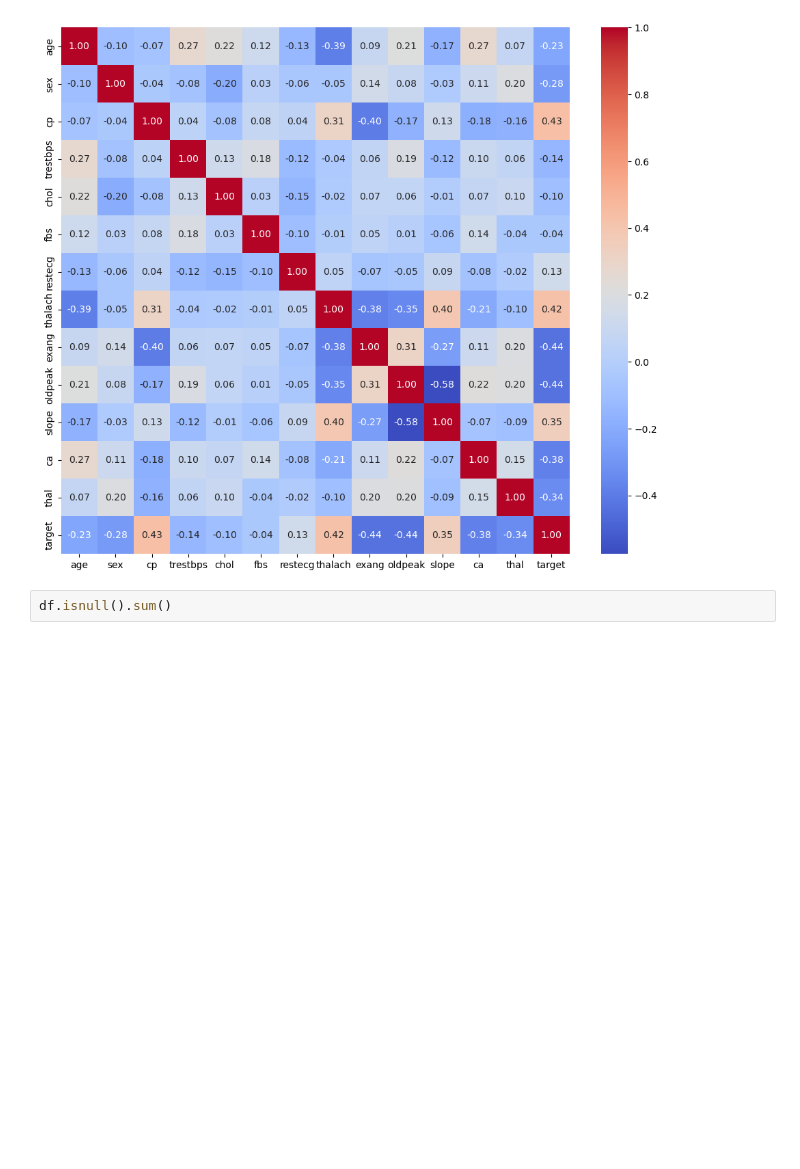
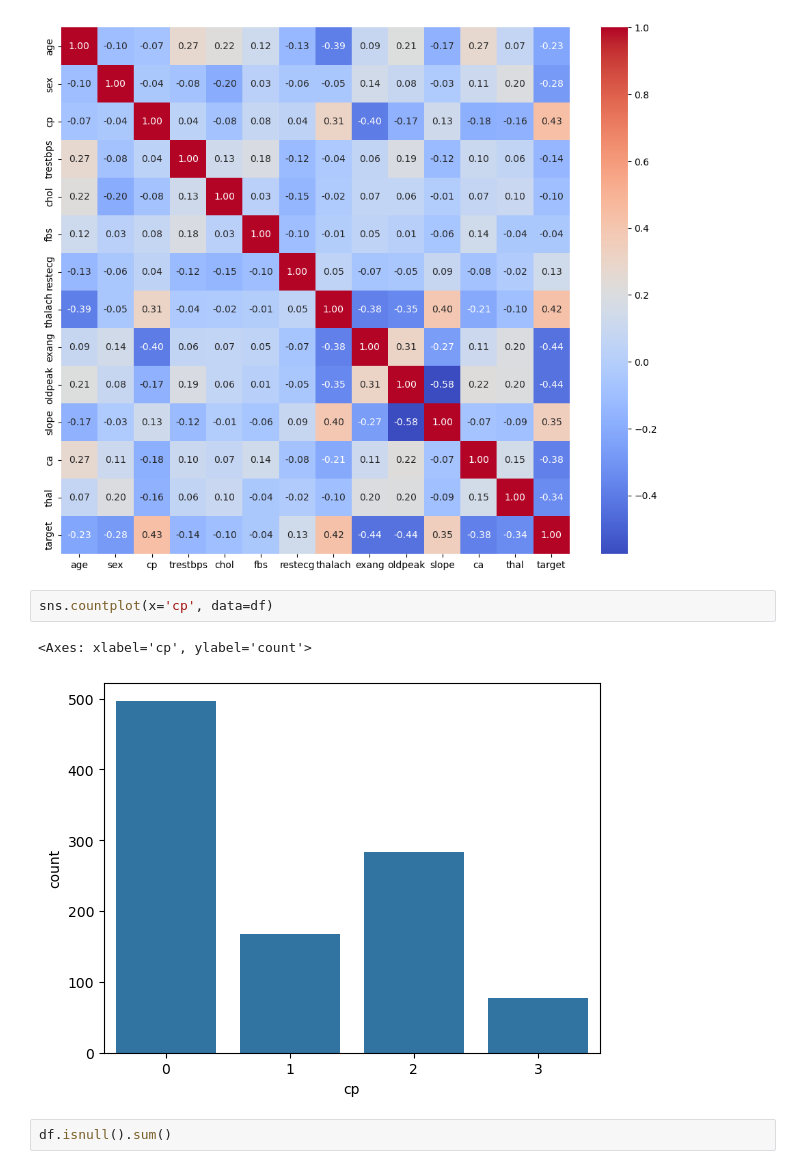
Before and after one commit to Satyam-R4j/Learning-AL-ML-DL-, a Jupyter notebook: Heart_Disease_Prediction/script.ipynb, the cells around one changed output. Cells and saved outputs as stored; diff of their text form; blank space fills up the shorter version.

```diff
--- a/Heart_Disease_Prediction/script.ipynb
+++ b/Heart_Disease_Prediction/script.ipynb
@@ -129,6 +129,11 @@ sns.heatmap(df.corr(),annot=True,fmt=".2f" ,cmap='coolwarm')
 # %% [output]
 <Axes: >
 [figure]
+# %%
+sns.countplot(x='cp', data=df)
+# %% [output]
+<Axes: xlabel='cp', ylabel='count'>
+[figure, added]
 # %%
 df.isnull().sum()
 # %% [output]
```
Also changed, not shown: parts of 8 cells of this notebook.
